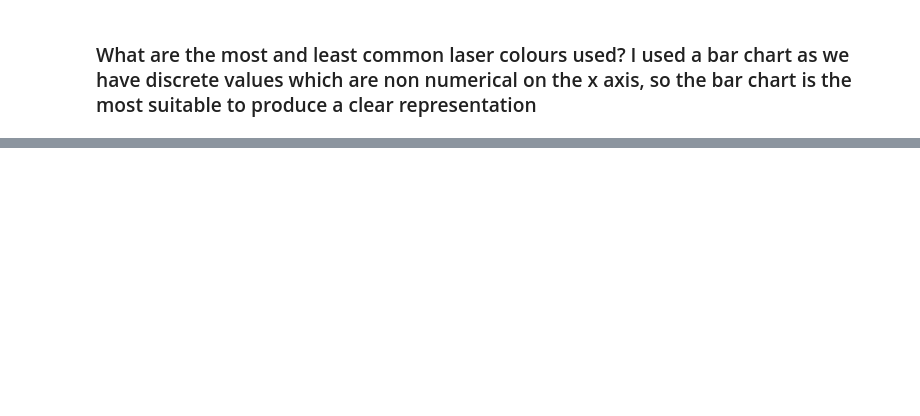
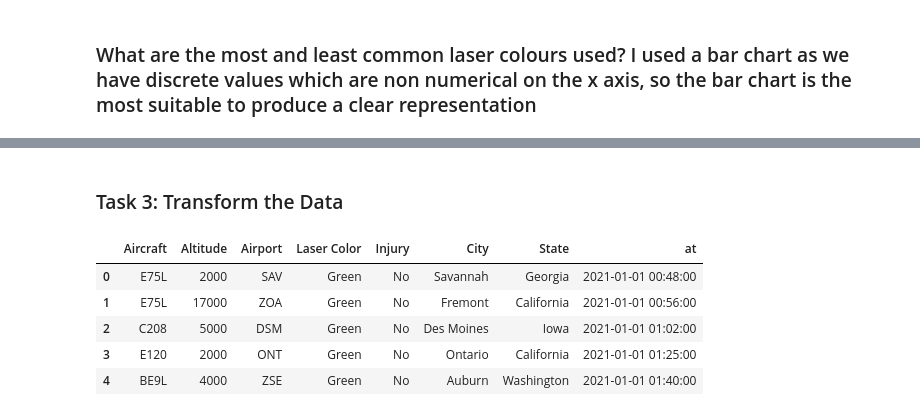
Before and after one commit to yusuf3435V2/Coursework-Data-Analysis-Fundamentals-Week-2, a Jupyter notebook: Coursework_Data_Analysis_Fundamentals_2/challenges.ipynb, the cells around one changed output, grey strips where cells are left out. Saved outputs shown, nothing was run; the diff lists cells and outputs as text; code cells hidden in the pictures; blank space fills up the shorter version.

```diff
--- a/Coursework_Data_Analysis_Fundamentals_2/challenges.ipynb
+++ b/Coursework_Data_Analysis_Fundamentals_2/challenges.ipynb
@@ -384,0 +389,5 @@ alt.Chart(michigan_laser).mark_bar().encode(
+# %%
+new_laser_report = pd.read_excel(
+    "/Users/yusufahmed/Documents/PreCourseLearning/week8_data_analysis_2/Workshop/Coursework_Data_Analysis_Fundamentals_2/Laser-Report-2021-FOIA-FINAL.xlsx")
+new_laser_report.info()
+print(new_laser_report.head(5))
@@ -384,0 +419,25 @@ alt.Chart(michigan_laser).mark_bar().encode(
+# %% [markdown]
+### Task 3: Transform the Data
+# %%
+# Padded the incident time so it can be put changed to the at column
+new_laser_report['Incident Time'] = (
+    new_laser_report['Incident Time']
+    .astype(str)
+    .str.strip()
+    .str.zfill(4)
+)
+
+new_laser_report['at'] = pd.to_datetime(
+    new_laser_report['Incident Date'].astype(str) + ' ' + new_laser_report['Incident Time'].astype(str),
+    errors='coerce'
+)
+
+new_laser_report = new_laser_report.drop(columns=['Incident Date', 'Incident Time'])
+new_laser_report.head()
+# %% [output]
+|  | Aircraft | Altitude | Airport | Laser Color | Injury | City | State | at |
+| 0 | E75L | 2000 | SAV | Green | No | Savannah | Georgia | 2021-01-01 00:48:00 |
+| 1 | E75L | 17000 | ZOA | Green | No | Fremont | California | 2021-01-01 00:56:00 |
+| 2 | C208 | 5000 | DSM | Green | No | Des Moines | Iowa | 2021-01-01 01:02:00 |
+| 3 | E120 | 2000 | ONT | Green | No | Ontario | California | 2021-01-01 01:25:00 |
+| 4 | BE9L | 4000 | ZSE | Green | No | Auburn | Washington | 2021-01-01 01:40:00 |
```
Also changed, not shown: parts of 6 cells of this notebook, 3 other files.
